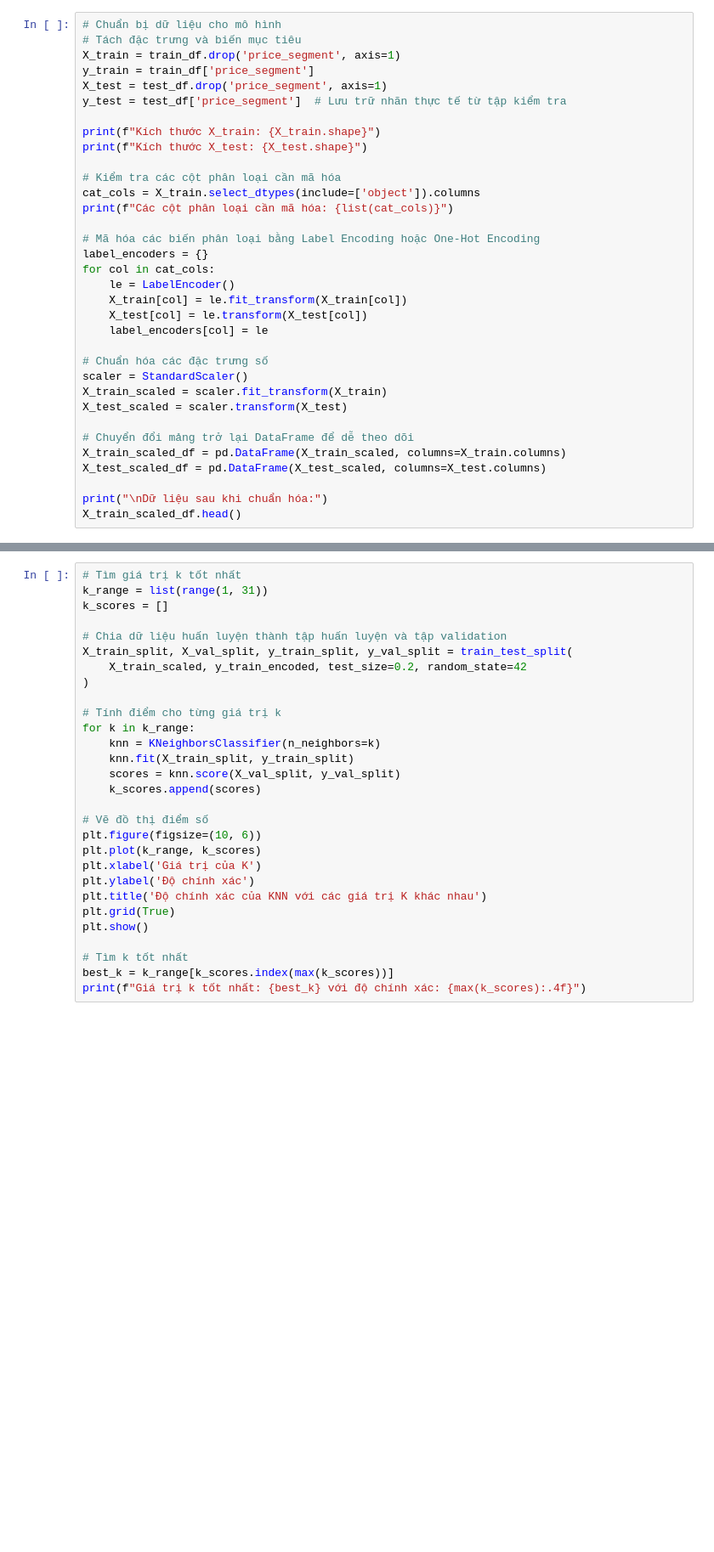
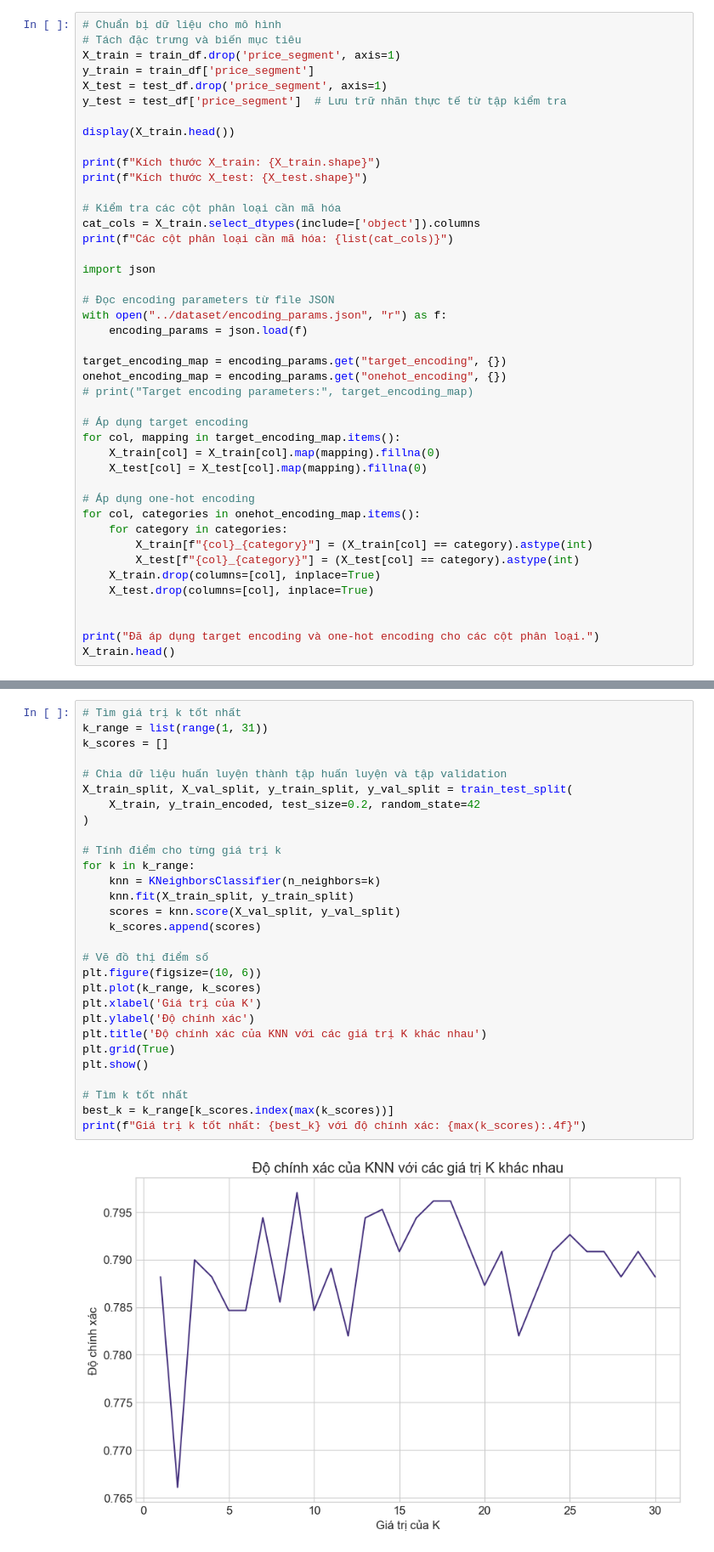
Before and after one commit to vulinhnopro2704/khdl_cuoi_ki, a Jupyter notebook: notebooks/Classification.ipynb, the cells around one changed output, grey strips where cells are left out. Shown at 85% size. Drawn from its saved outputs; the diff is of its cells as text; blank space fills up the shorter version.

```diff
--- a/notebooks/Classification.ipynb
+++ b/notebooks/Classification.ipynb
@@ -104,6 +176,8 @@ y_train = train_df['price_segment']
 X_test = test_df.drop('price_segment', axis=1)
 y_test = test_df['price_segment']  # Lưu trữ nhãn thực tế từ tập kiểm tra
 
+display(X_train.head())
+
 print(f"Kích thước X_train: {X_train.shape}")
 print(f"Kích thước X_test: {X_test.shape}")
 
@@ -111,22 +185,29 @@ print(f"Kích thước X_test: {X_test.shape}")
 cat_cols = X_train.select_dtypes(include=['object']).columns
 print(f"Các cột phân loại cần mã hóa: {list(cat_cols)}")
 
-# Mã hóa các biến phân loại bằng Label Encoding hoặc One-Hot Encoding
-label_encoders = {}
-for col in cat_cols:
-    le = LabelEncoder()
-    X_train[col] = le.fit_transform(X_train[col])
-    X_test[col] = le.transform(X_test[col])
-    label_encoders[col] = le
+import json
 
-# Chuẩn hóa các đặc trưng số
-scaler = StandardScaler()
-X_train_scaled = scaler.fit_transform(X_train)
-X_test_scaled = scaler.transform(X_test)
+# Đọc encoding parameters từ file JSON
+with open("../dataset/encoding_params.json", "r") as f:
+    encoding_params = json.load(f)
 
-# Chuyển đổi mảng trở lại DataFrame để dễ theo dõi
-X_train_scaled_df = pd.DataFrame(X_train_scaled, columns=X_train.columns)
-X_test_scaled_df = pd.DataFrame(X_test_scaled, columns=X_test.columns)
+target_encoding_map = encoding_params.get("target_encoding", {})
+onehot_encoding_map = encoding_params.get("onehot_encoding", {})
+# print("Target encoding parameters:", target_encoding_map)
 
-print("\nDữ liệu sau khi chuẩn hóa:")
-X_train_scaled_df.head()
+# Áp dụng target encoding
+for col, mapping in target_encoding_map.items():
+    X_train[col] = X_train[col].map(mapping).fillna(0)
+    X_test[col] = X_test[col].map(mapping).fillna(0)
+
+# Áp dụng one-hot encoding
+for col, categories in onehot_encoding_map.items():
+    for category in categories:
+        X_train[f"{col}_{category}"] = (X_train[col] == category).astype(int)
+        X_test[f"{col}_{category}"] = (X_test[col] == category).astype(int)
+    X_train.drop(columns=[col], inplace=True)
+    X_test.drop(columns=[col], inplace=True)
+
+
+print("Đã áp dụng target encoding và one-hot encoding cho các cột phân loại.")
+X_train.head()
@@ -160,29 +260,31 @@ Thuật toán KNN phân loại một điểm dữ liệu dựa trên phần lớ
 # %%
 # Tìm giá trị k tốt nhất
 k_range = list(range(1, 31))
 k_scores = []
 
 # Chia dữ liệu huấn luyện thành tập huấn luyện và tập validation
 X_train_split, X_val_split, y_train_split, y_val_split = train_test_split(
-    X_train_scaled, y_train_encoded, test_size=0.2, random_state=42
+    X_train, y_train_encoded, test_size=0.2, random_state=42
 )
 
 # Tính điểm cho từng giá trị k
 for k in k_range:
     knn = KNeighborsClassifier(n_neighbors=k)
     knn.fit(X_train_split, y_train_split)
     scores = knn.score(X_val_split, y_val_split)
     k_scores.append(scores)
 
 # Vẽ đồ thị điểm số
 plt.figure(figsize=(10, 6))
 plt.plot(k_range, k_scores)
 plt.xlabel('Giá trị của K')
 plt.ylabel('Độ chính xác')
 plt.title('Độ chính xác của KNN với các giá trị K khác nhau')
 plt.grid(True)
 plt.show()
 
 # Tìm k tốt nhất
 best_k = k_range[k_scores.index(max(k_scores))]
 print(f"Giá trị k tốt nhất: {best_k} với độ chính xác: {max(k_scores):.4f}")
+# %% [output]
+[figure, added]
```
Also changed, not shown: parts of 31 cells of this notebook, 3 other files.
